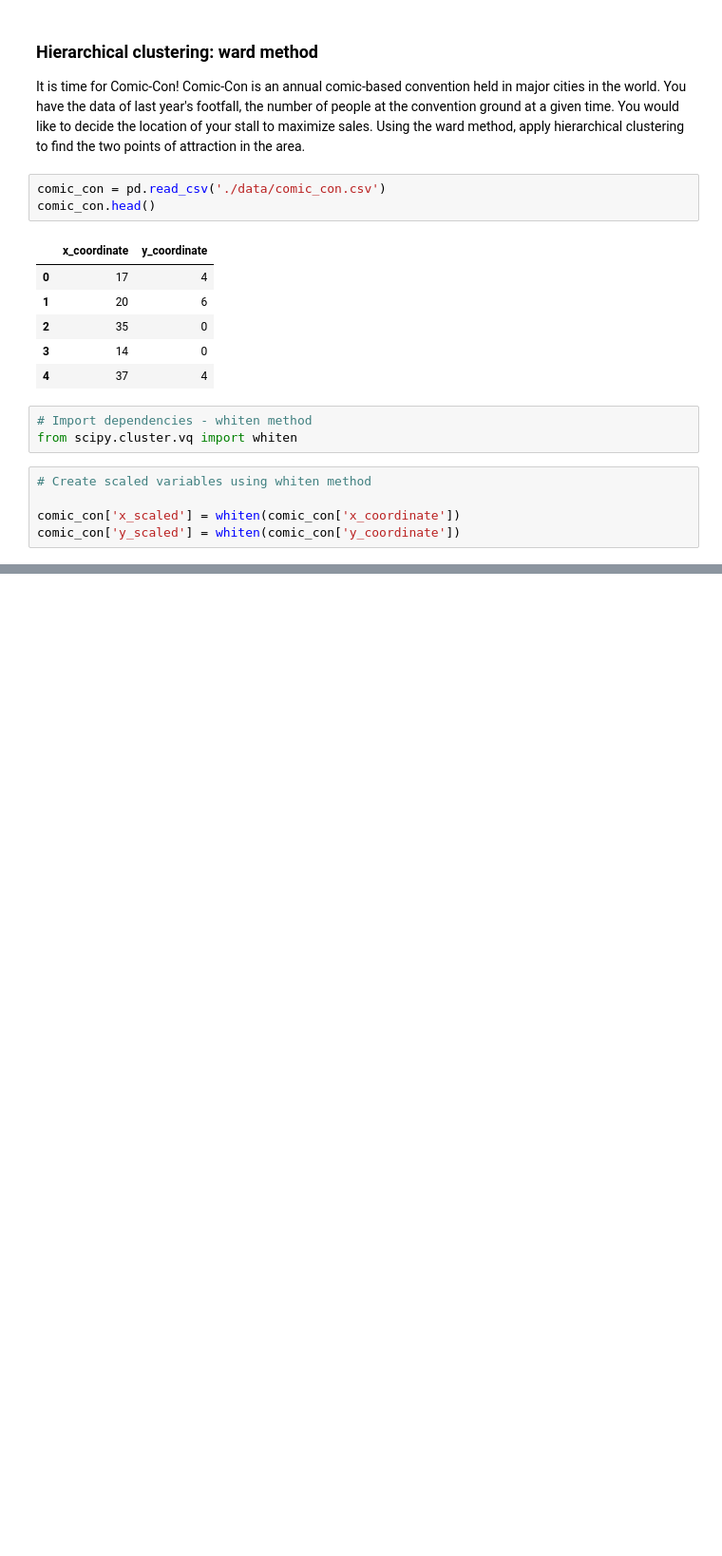
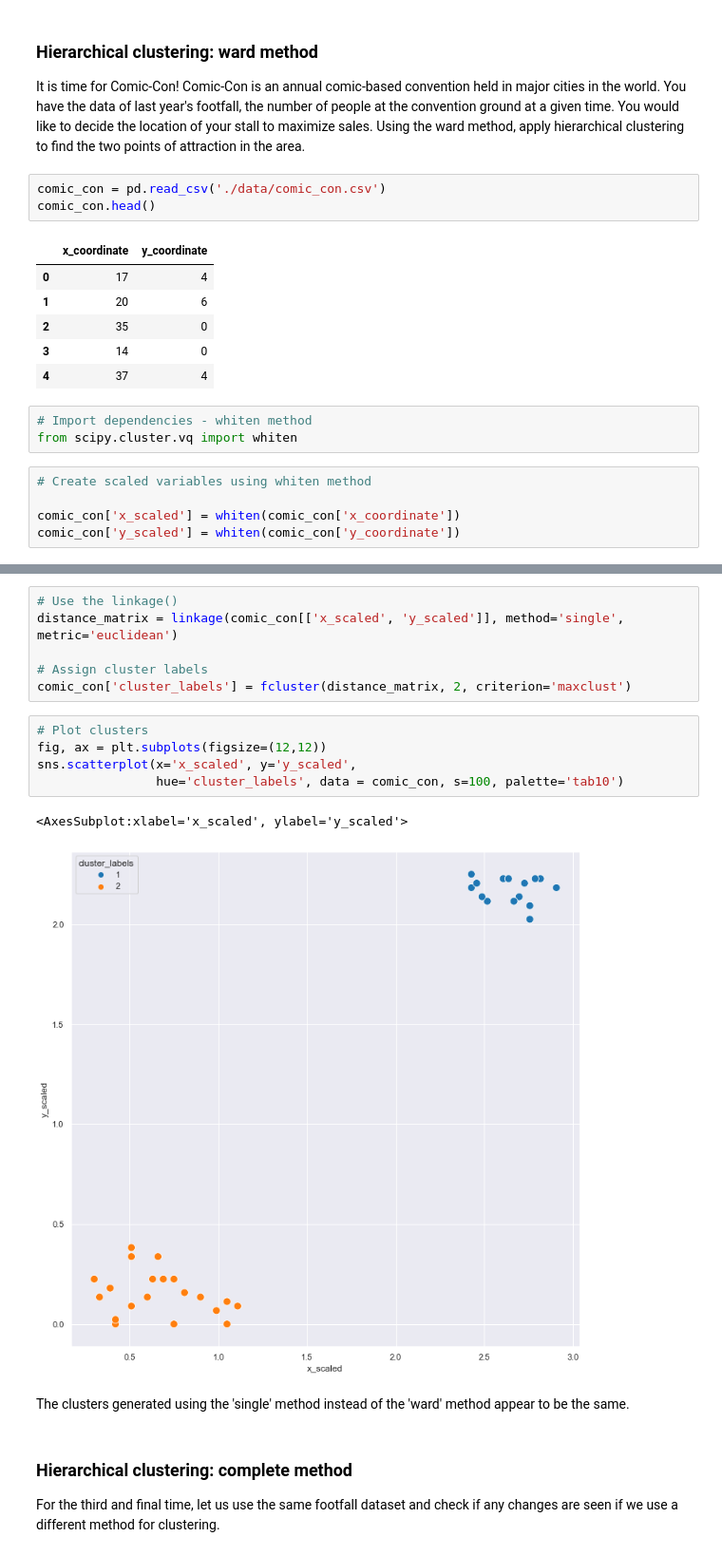
Before and after one commit to kipmadden/Cluster-Analysis-in-Python, a Jupyter notebook: SciPy Clustering Basics.ipynb, the cells around one changed output, grey strips where cells are left out. Shown: that part at 95% size. Cells and saved outputs as stored; diff of their text form; blank space fills up the shorter version.

```diff
--- a/SciPy Clustering Basics.ipynb
+++ b/SciPy Clustering Basics.ipynb
@@ -183,0 +204,19 @@ comic_con['y_scaled'] = whiten(comic_con['y_coordinate'])
+# %%
+# Use the linkage()
+distance_matrix = linkage(comic_con[['x_scaled', 'y_scaled']], method='single', metric='euclidean')
+
+# Assign cluster labels
+comic_con['cluster_labels'] = fcluster(distance_matrix, 2, criterion='maxclust')
+# %%
+# Plot clusters
+fig, ax = plt.subplots(figsize=(12,12))
+sns.scatterplot(x='x_scaled', y='y_scaled',
+                hue='cluster_labels', data = comic_con, s=100, palette='tab10')
+# %% [output]
+<AxesSubplot:xlabel='x_scaled', ylabel='y_scaled'>
+[figure, added]
+# %% [markdown]
+The clusters generated using the 'single' method instead of the 'ward' method appear to be the same.
+# %% [markdown]
+### Hierarchical clustering: complete method
+For the third and final time, let us use the same footfall dataset and check if any changes are seen if we use a different method for clustering.
```
Also changed, not shown: parts of 7 cells of this notebook.
